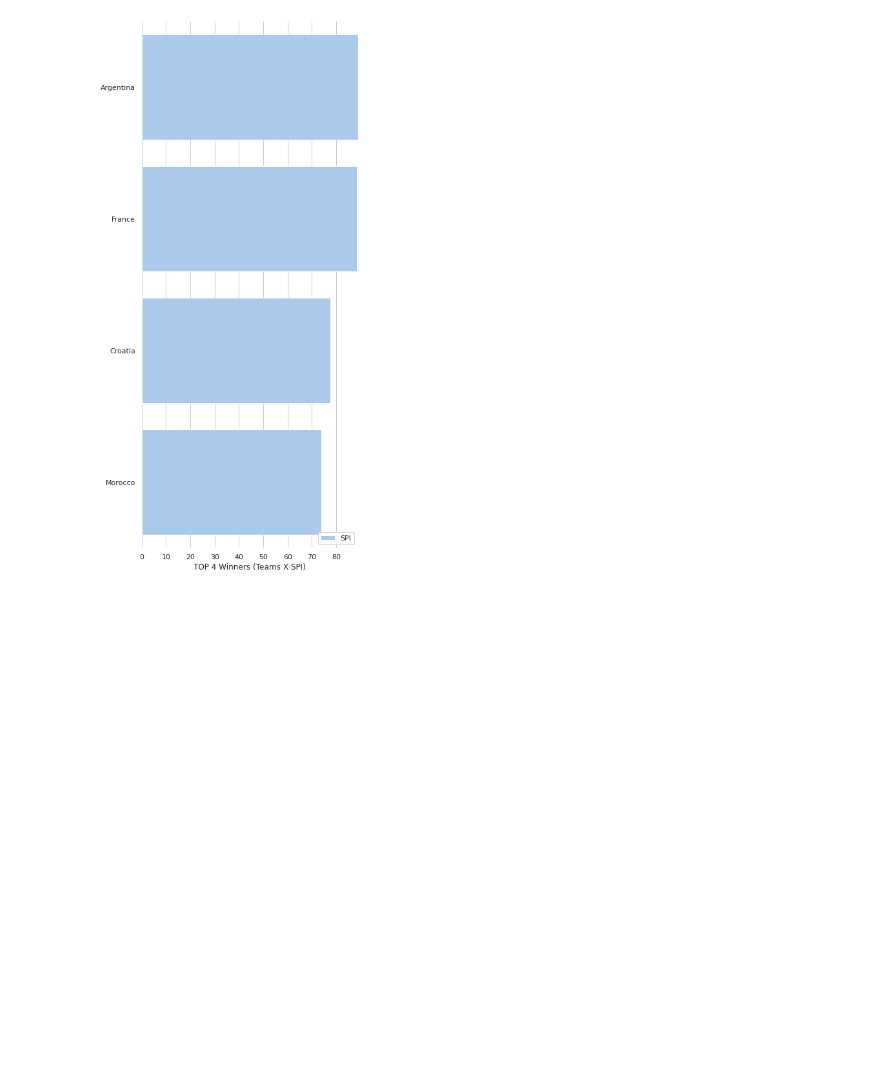
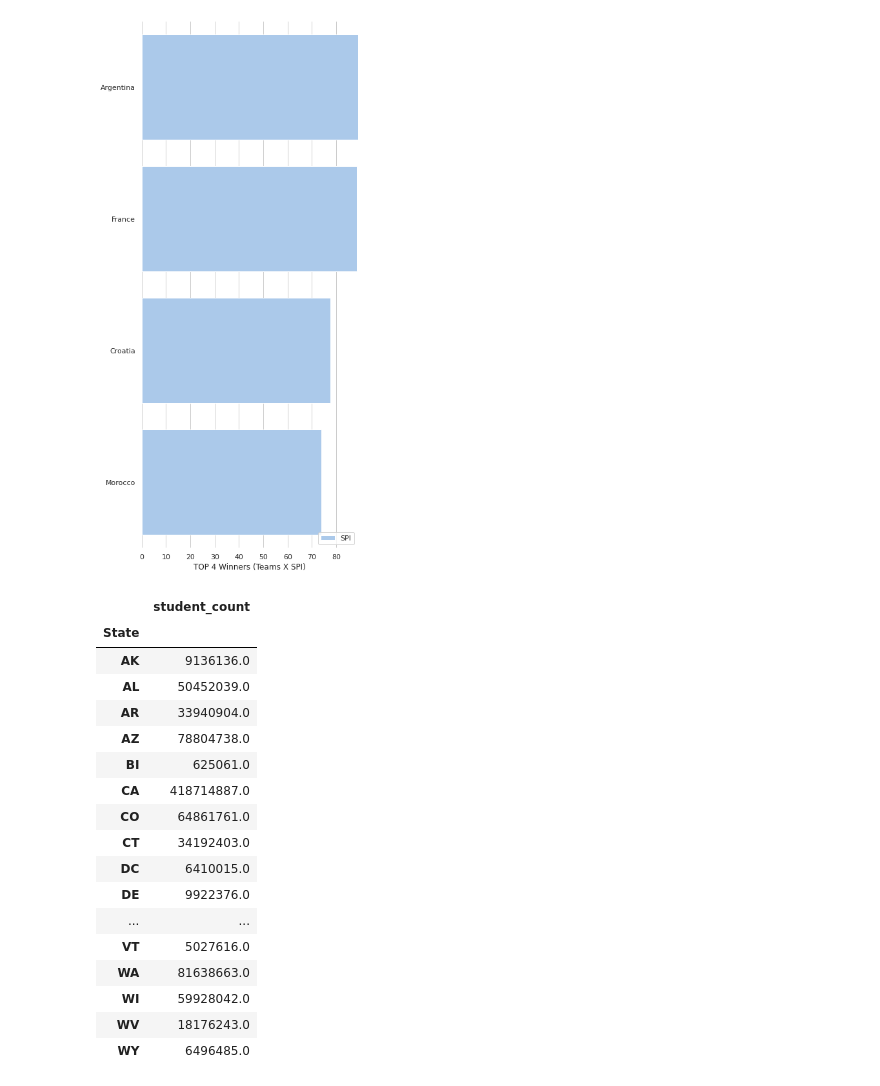
Before and after one commit to PaixaoThales/copa-do-mundo-2022-VIS, a Jupyter notebook: Atividade 4 VIS.ipynb, the cells around one changed output. Saved outputs shown, nothing was run; the diff lists cells and outputs as text; code cells hidden in the pictures; blank space fills up the shorter version.

```diff
--- a/Atividade 4 VIS.ipynb
+++ b/Atividade 4 VIS.ipynb
@@ -110,3 +110,32 @@ ax.set(xlim=(0, question1B[1].max()), ylabel="",xlabel="TOP 4 Winners (Teams X S
 sns.despine(left=True, bottom=True)
 # %% [output]
 [figure]
+# %%
+url = 'https://raw.githubusercontent.com/PaixaoThales/copa-do-mundo-2022-VIS/main/School_Learning_Modalities__2021-2022.csv'
+
+data = pd.read_csv(url, sep=",", encoding = "UTF-8")
+groupped = data.groupby(["State", "City", "District Name", "ZIP Code", "Week"]).agg(last_update=("Week", "max"), student_count=("Student Count", "sum"))
+
+data = groupped.reset_index()
+data = data[data["Week"] == data["last_update"]]
+
+data.groupby(["State"]).agg({"student_count": "sum"})
+# %% [output]
+|  | student_count |
+| State |  |
+| AK | 9136136.0 |
+| AL | 50452039.0 |
+| AR | 33940904.0 |
+| AZ | 78804738.0 |
+| BI | 625061.0 |
+| CA | 418714887.0 |
+| CO | 64861761.0 |
+| CT | 34192403.0 |
+| DC | 6410015.0 |
+| DE | 9922376.0 |
+| ... | ... |
+| VT | 5027616.0 |
+| WA | 81638663.0 |
+| WI | 59928042.0 |
+| WV | 18176243.0 |
+| WY | 6496485.0 |
```
Also changed, not shown: parts of 1 cell of this notebook.
